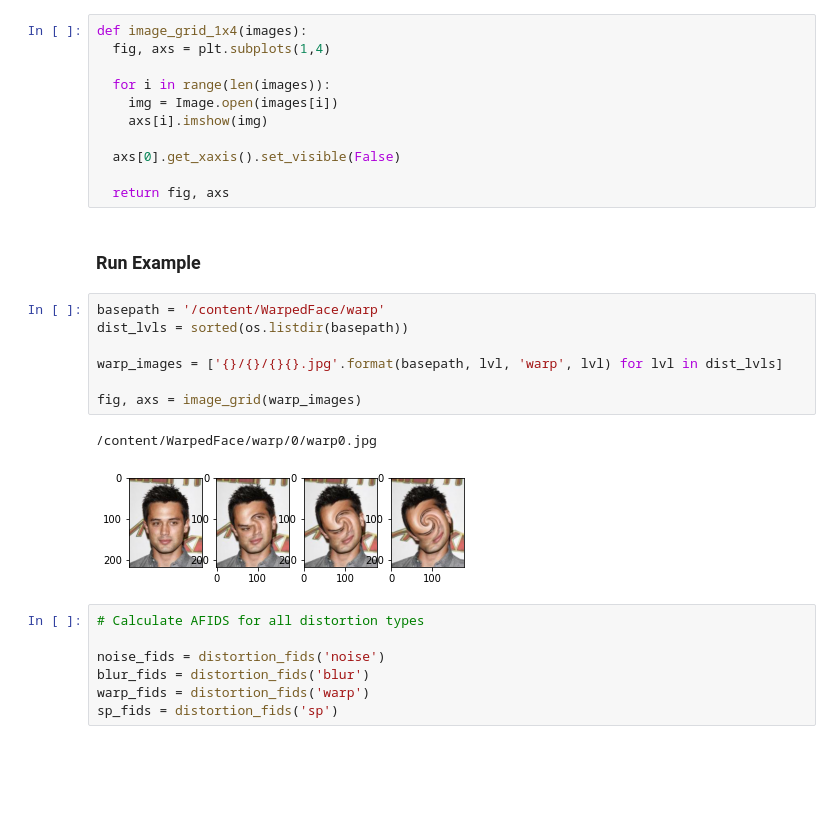
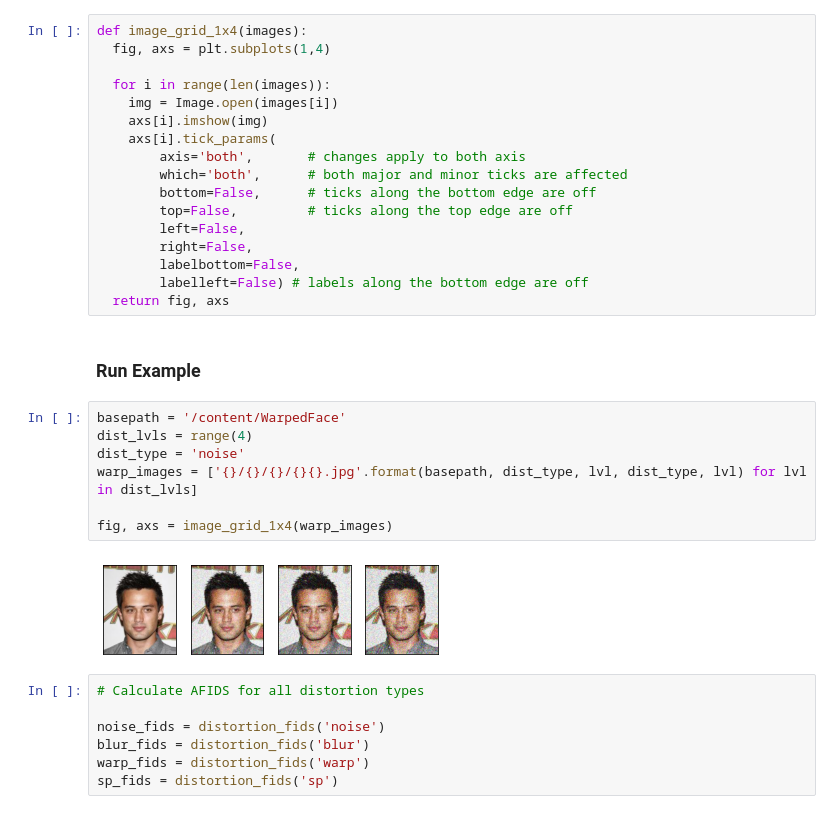
Before and after one commit to ejnunn/GAN-Research, a Jupyter notebook: notebooks/AFID.ipynb, the cells around one changed output. Saved outputs shown, nothing was run; the diff lists cells and outputs as text; blank space fills up the shorter version.

Commit message:
Removed all labels from image grid display to focus on images themselves.

```diff
--- a/notebooks/AFID.ipynb
+++ b/notebooks/AFID.ipynb
@@ -413,22 +413,27 @@ def image_grid_1x4(images):
   for i in range(len(images)):
     img = Image.open(images[i])
     axs[i].imshow(img)
-
-  axs[0].get_xaxis().set_visible(False)
-
+    axs[i].tick_params(
+        axis='both',       # changes apply to both axis
+        which='both',      # both major and minor ticks are affected
+        bottom=False,      # ticks along the bottom edge are off
+        top=False,         # ticks along the top edge are off
+        left=False,
+        right=False,
+        labelbottom=False,
+        labelleft=False) # labels along the bottom edge are off
   return fig, axs
 # %% [markdown]
 ### Run Example
 # %%
-basepath = '/content/WarpedFace/warp'
-dist_lvls = sorted(os.listdir(basepath))
+basepath = '/content/WarpedFace'
+dist_lvls = range(4)
+dist_type = 'noise'
+warp_images = ['{}/{}/{}/{}{}.jpg'.format(basepath, dist_type, lvl, dist_type, lvl) for lvl in dist_lvls]
 
-warp_images = ['{}/{}/{}{}.jpg'.format(basepath, lvl, 'warp', lvl) for lvl in dist_lvls]
-
-fig, axs = image_grid(warp_images)
+fig, axs = image_grid_1x4(warp_images)
 # %% [output]
-/content/WarpedFace/warp/0/warp0.jpg
-[figure, old version]
+[figure, new version]
 # %%
 # Calculate AFIDS for all distortion types
 
```
Also changed, not shown: parts of 6 cells of this notebook.
